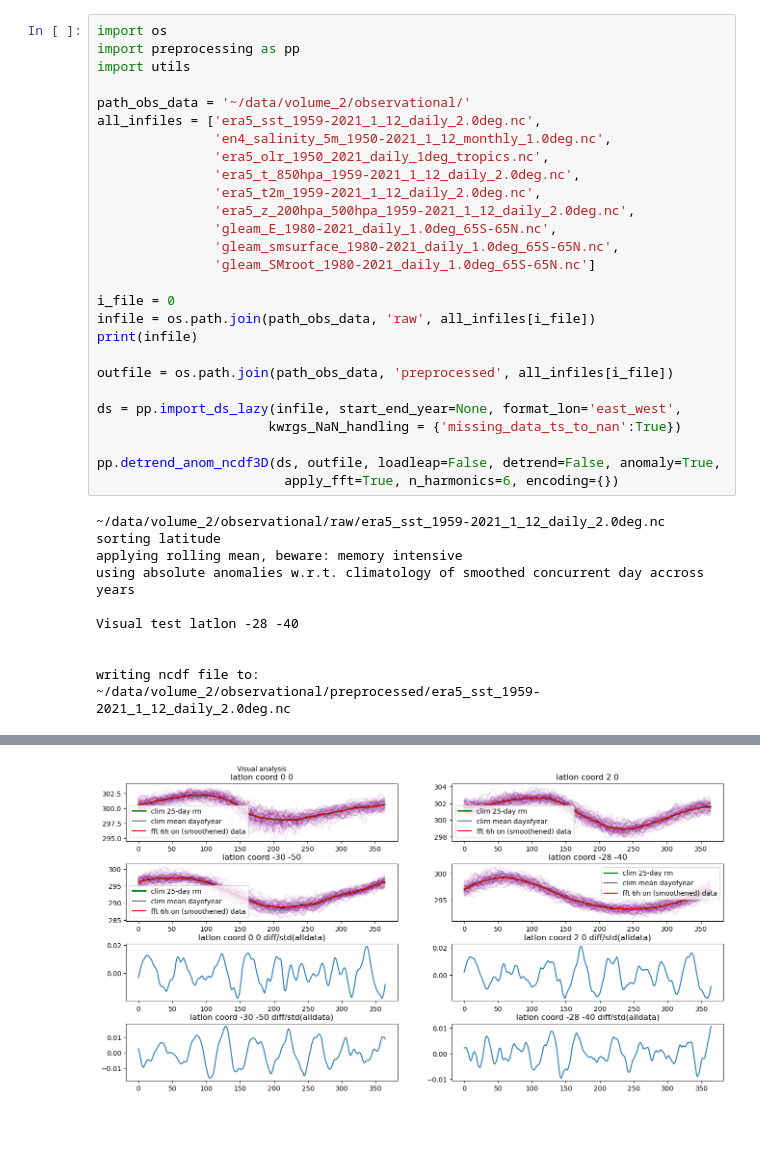
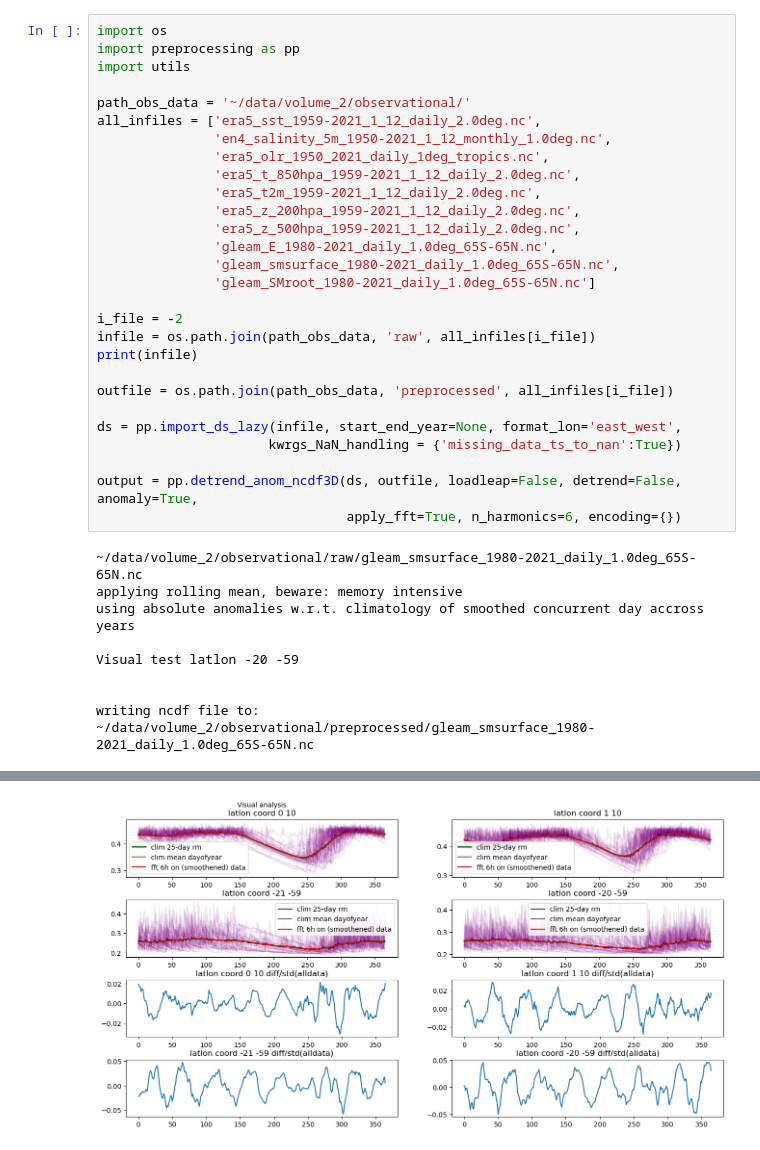
Before and after one commit to AI4S2S/Lorentz_s2spy_workshop, a Jupyter notebook: preprocessing_precursors.ipynb, the cells around one changed output, grey strips where cells are left out. Drawn from its saved outputs; the diff is of its cells as text.

```diff
--- a/preprocessing_precursors.ipynb
+++ b/preprocessing_precursors.ipynb
@@ -2,39 +2,39 @@
 import os
 import preprocessing as pp
 import utils
 
 path_obs_data = '~/data/volume_2/observational/'
 all_infiles = ['era5_sst_1959-2021_1_12_daily_2.0deg.nc',
                'en4_salinity_5m_1950-2021_1_12_monthly_1.0deg.nc',
                'era5_olr_1950_2021_daily_1deg_tropics.nc',
                'era5_t_850hpa_1959-2021_1_12_daily_2.0deg.nc',
                'era5_t2m_1959-2021_1_12_daily_2.0deg.nc',
-               'era5_z_200hpa_500hpa_1959-2021_1_12_daily_2.0deg.nc',
+               'era5_z_200hpa_1959-2021_1_12_daily_2.0deg.nc',
+               'era5_z_500hpa_1959-2021_1_12_daily_2.0deg.nc',
                'gleam_E_1980-2021_daily_1.0deg_65S-65N.nc',
                'gleam_smsurface_1980-2021_daily_1.0deg_65S-65N.nc',
                'gleam_SMroot_1980-2021_daily_1.0deg_65S-65N.nc']
 
-i_file = 0
+i_file = -2
 infile = os.path.join(path_obs_data, 'raw', all_infiles[i_file])
 print(infile)
 
 outfile = os.path.join(path_obs_data, 'preprocessed', all_infiles[i_file])
 
 ds = pp.import_ds_lazy(infile, start_end_year=None, format_lon='east_west',
                       kwrgs_NaN_handling = {'missing_data_ts_to_nan':True})
 
-pp.detrend_anom_ncdf3D(ds, outfile, loadleap=False, detrend=False, anomaly=True,
-                        apply_fft=True, n_harmonics=6, encoding={})
+output = pp.detrend_anom_ncdf3D(ds, outfile, loadleap=False, detrend=False, anomaly=True,
+                                apply_fft=True, n_harmonics=6, encoding={})
 # %% [output]
-~/data/volume_2/observational/raw/era5_sst_1959-2021_1_12_daily_2.0deg.nc
-sorting latitude
+~/data/volume_2/observational/raw/gleam_smsurface_1980-2021_daily_1.0deg_65S-65N.nc
 applying rolling mean, beware: memory intensive
 using absolute anomalies w.r.t. climatology of smoothed concurrent day accross years
 
-Visual test latlon -28 -40
+Visual test latlon -20 -59
 
 
 writing ncdf file to:
-~/data/volume_2/observational/preprocessed/era5_sst_1959-2021_1_12_daily_2.0deg.nc
+~/data/volume_2/observational/preprocessed/gleam_smsurface_1980-2021_daily_1.0deg_65S-65N.nc
 [figure]
-[figure, old version]
+[figure, new version]
```
Also changed, not shown: parts of 1 cell of this notebook, 5 other files.
